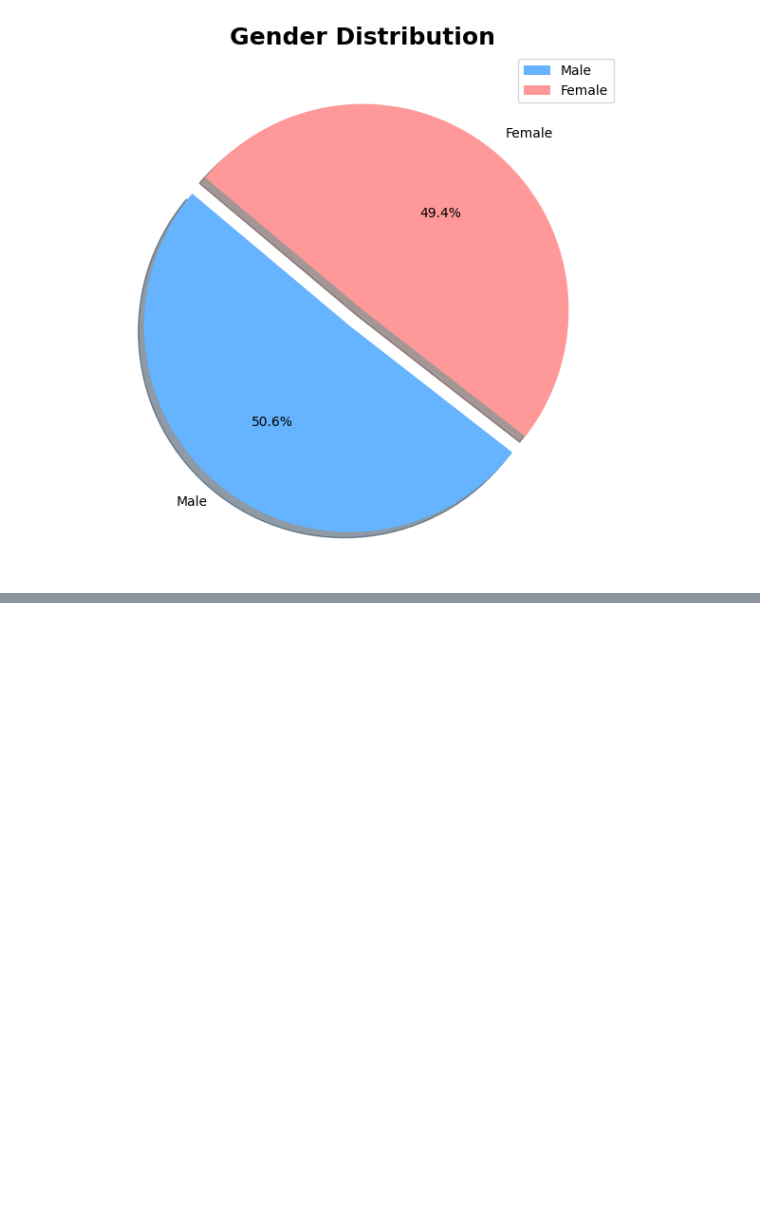
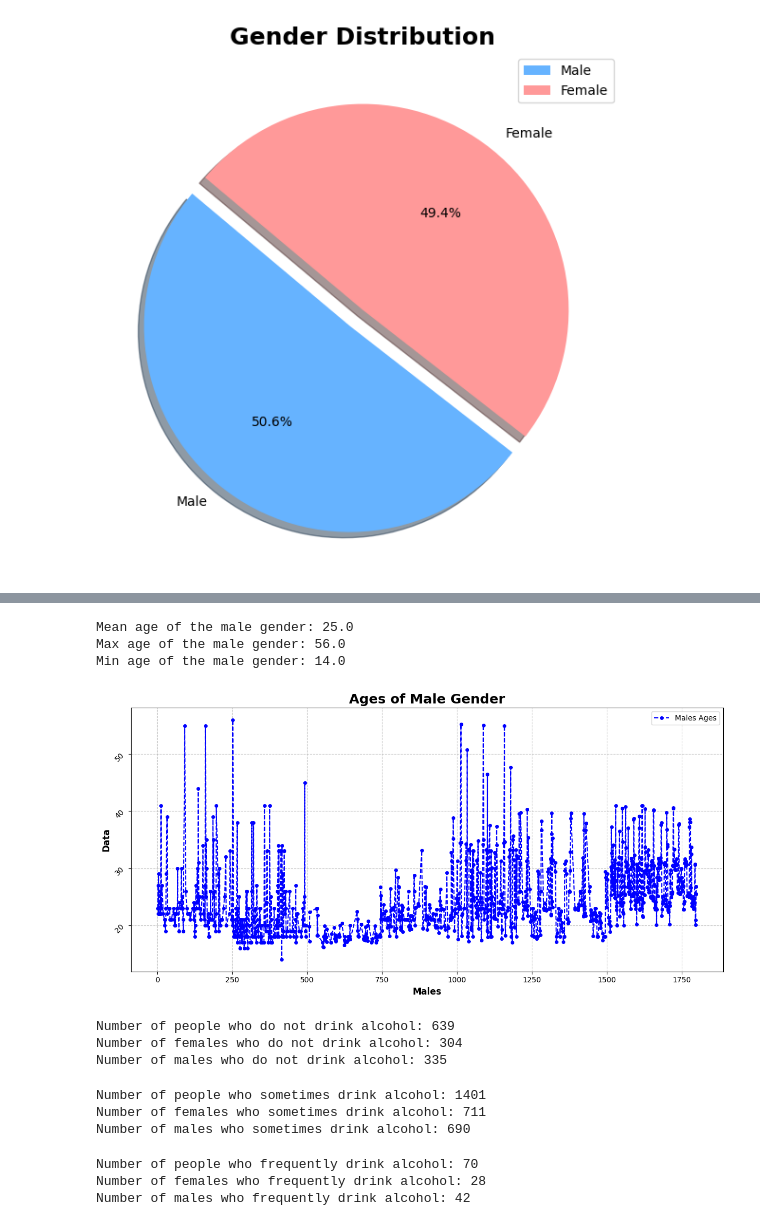
Before and after one commit to letizialanza01/SR_Obesity_Project, a Jupyter notebook: SR_Obesity_Project.ipynb, the cells around one changed output, grey strips where cells are left out. Drawn from its saved outputs; the diff is of its cells as text; code cells hidden in the pictures; blank space fills up the shorter version.

```diff
--- a/SR_Obesity_Project.ipynb
+++ b/SR_Obesity_Project.ipynb
@@ -350,0 +357,65 @@ Mean age of the female gender: 24.002588686481303
+# %%
+male_df = obesity_df[obesity_df['Gender'] == 'Male']
+male_ages = male_df['Age']
+mean_male_ages = male_ages.mean().round(0)
+max_male_ages = male_ages.max().round(0)
+min_male_ages = male_ages.min().round(0)
+print('Mean age of the male gender:', mean_male_ages)
+print('Max age of the male gender:', max_male_ages)
+print('Min age of the male gender:', min_male_ages)
+
+plt.figure(figsize = (12,6))
+plt.plot(male_ages, color = 'blue', linestyle = '--', marker = 'o', markersize = 4, label = 'Males Ages')
+plt.title('Ages of Male Gender', fontweight = 'bold', fontsize = 18, color = 'black')
+plt.ylabel('Data', fontweight = 'bold', color = 'black', fontsize = 12)
+plt.xlabel('Males', fontweight = 'bold', color = 'black', fontsize = 12)
+plt.yticks(fontsize = 10, rotation = 45)
+plt.xticks(fontsize = 10)
+plt.grid(True, linestyle = '--', alpha = 0.7)
+plt.legend()
+plt.tight_layout()
+plt.show()
+# %% [output]
+Mean age of the male gender: 25.0
+Max age of the male gender: 56.0
+Min age of the male gender: 14.0
+[figure, added]
+# %%
+not_drink_count = obesity_df[obesity_df['CALC'] == 'no']['CALC'].count()
+print('Number of people who do not drink alcohol:', not_drink_count)
+
+females_not_drink_count = obesity_df[(obesity_df['Gender'] == 'Female') & (obesity_df['CALC'] == 'no')]['CALC'].count()
+print('Number of females who do not drink alcohol:', females_not_drink_count)
+
+males_not_drink_count = obesity_df[(obesity_df['Gender'] == 'Male') & (obesity_df['CALC'] == 'no')]['CALC'].count()
+print('Number of males who do not drink alcohol:', males_not_drink_count)
+# %% [output]
+Number of people who do not drink alcohol: 639
+Number of females who do not drink alcohol: 304
+Number of males who do not drink alcohol: 335
+# %%
+sometimes_drink_count = obesity_df[obesity_df['CALC'] == 'Sometimes']['CALC'].count()
+print('Number of people who sometimes drink alcohol:', sometimes_drink_count)
+
+females_sometimes_drink_count = obesity_df[(obesity_df['Gender'] == 'Female') & (obesity_df['CALC'] == 'Sometimes')]['CALC'].count()
+print('Number of females who sometimes drink alcohol:', females_sometimes_drink_count)
+
+males_sometimes_drink_count = obesity_df[(obesity_df['Gender'] == 'Male') & (obesity_df['CALC'] == 'Sometimes')]['CALC'].count()
+print('Number of males who sometimes drink alcohol:', males_sometimes_drink_count)
+# %% [output]
+Number of people who sometimes drink alcohol: 1401
+Number of females who sometimes drink alcohol: 711
+Number of males who sometimes drink alcohol: 690
+# %%
+frequently_drink_count = obesity_df[obesity_df['CALC'] == 'Frequently']['CALC'].count()
+print('Number of people who frequently drink alcohol:', frequently_drink_count)
+
+females_frequently_drink_count = obesity_df[(obesity_df['Gender'] == 'Female') & (obesity_df['CALC'] == 'Frequently')]['CALC'].count()
+print('Number of females who frequently drink alcohol:', females_frequently_drink_count)
+
+males_frequently_drink_count = obesity_df[(obesity_df['Gender'] == 'Male') & (obesity_df['CALC'] == 'Frequently')]['CALC'].count()
+print('Number of males who frequently drink alcohol:', males_frequently_drink_count)
+# %% [output]
+Number of people who frequently drink alcohol: 70
+Number of females who frequently drink alcohol: 28
+Number of males who frequently drink alcohol: 42
```
Also changed, not shown: parts of 5 cells of this notebook.
